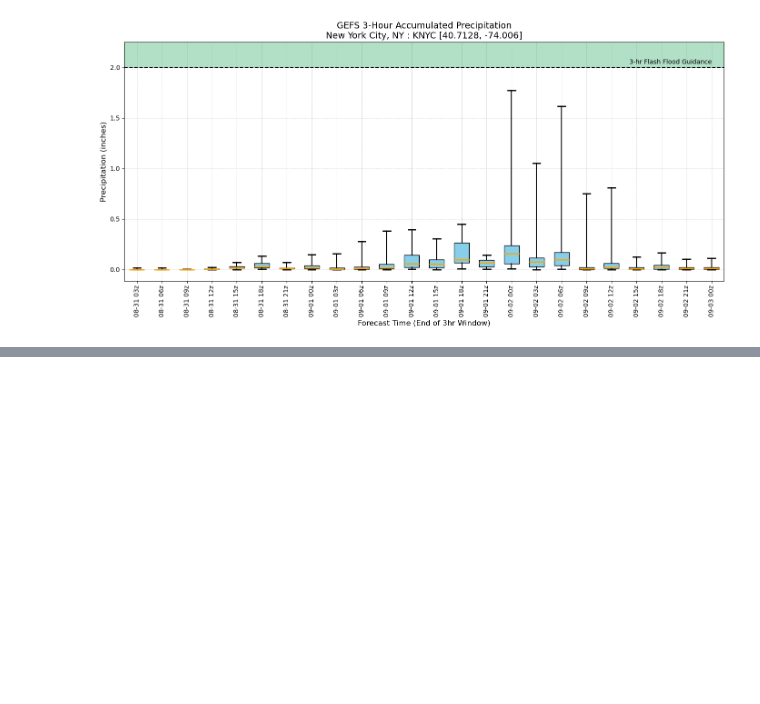
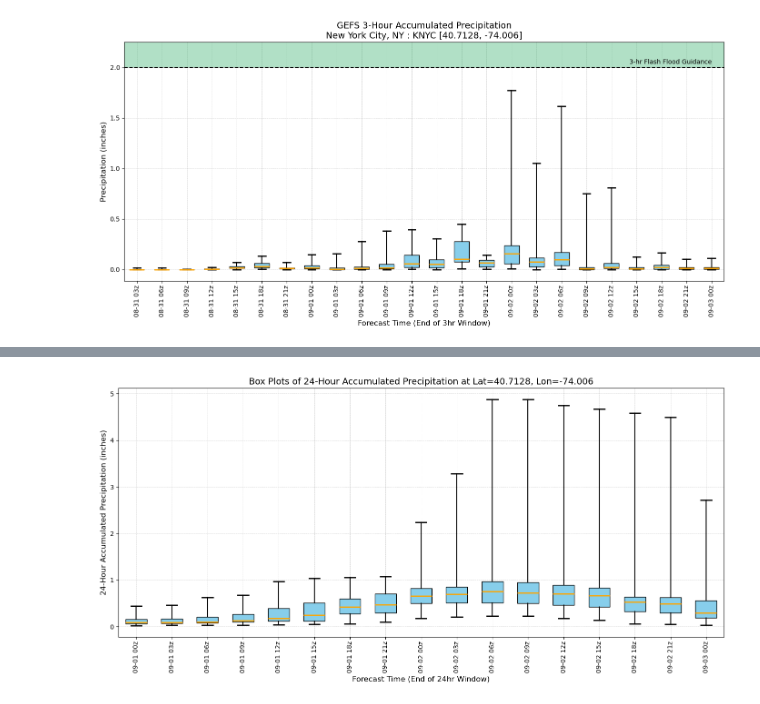
Before and after one commit to ClaytonSasaki/GEFS_plot, a Jupyter notebook: Accumulated_Precip_Flash_Flood_GEFS.ipynb, the cells around one changed output, grey strips where cells are left out. Cells and saved outputs as stored; diff of their text form; code cells hidden in the pictures; blank space fills up the shorter version.

```diff
--- a/Accumulated_Precip_Flash_Flood_GEFS.ipynb
+++ b/Accumulated_Precip_Flash_Flood_GEFS.ipynb
@@ -29,7 +29,7 @@ def get_gefs_precip(init_time, forecast_hours, members):
     precip_data = {fxx: [] for fxx in forecast_hours}
 
     for member in members:
-        print('members', members)
+        print('members', member)
         for fxx in forecast_hours:
             try:
                 H = Herbie(init_time, model="gefs", product="atmos.5", member=member, fxx=fxx)
@@ -44,7 +44,7 @@ def get_gefs_precip(init_time, forecast_hours, members):
 init_dt = datetime.strptime(DATE, "%Y-%m-%d %H:%M")
 
 # Define forecast hours: From F000 to F072 (covering 3 days, 72 hours), every 3 hours (0, 3, 6, ..., 72)
-forecast_hours = list(range(0, 73, 3))  # 72 hours (3-day forecast) at 3-hour intervals
+forecast_hours = list(range(3, 73, 3))  # 72 hours (3-day forecast) at 3-hour intervals
 
 # Fetch APCP data for every forecast hour
 precip_data = get_gefs_precip(init_dt, forecast_hours, GEFS_MEMBERS)
@@ -189,0 +133,67 @@ plot_24hr_boxplots_across_time(precip_data, forecast_hours, init_dt)
+# %%
+def plot_24hr_boxplots_across_time(precip_data, forecast_hours, init_time):
+    fig, ax = plt.subplots(figsize=(14, 7))
+
+    box_data = []
+    valid_forecast_hours = []
+    forecast_times = []
+
+    for i in range(0, len(forecast_hours) - 7):
+        block_hours = forecast_hours[i:i + 8]  # 8 x 3hr = 24hr window
+
+        # Ensure all 8 forecast hours are in the data
+        if not all(fxx in precip_data for fxx in block_hours):
+            continue
+
+        # Determine min number of members across all 8 time steps
+        min_members = min(len(precip_data[fxx]) for fxx in block_hours)
+        if min_members == 0:
+            continue  # Skip if any block has no members
+
+        # Sum 3hr precip over 24hr window for each member
+        summed_precip = []
+        for member_idx in range(min_members):
+            total_precip = 0.0
+            for fxx in block_hours:
+                try:
+                    precip = extract_precip_at_lat_lon(precip_data[fxx][member_idx], LAT_LON[0], LAT_LON[1])
+                    total_precip += precip
+                except IndexError:
+                    # Skip member if any data is missing
+                    total_precip = None
+                    break
+            if total_precip is not None:
+                summed_precip.append(total_precip / 25.4)  # mm to in
+
+        if summed_precip:
+            box_data.append(summed_precip)
+            valid_forecast_hours.append(block_hours[-1])
+            forecast_times.append(init_time + timedelta(hours=block_hours[-1]))
+
+    if not box_data:
+        print("No data available to plot.")
+        return
+
+    bp = ax.boxplot(box_data, positions=np.arange(len(valid_forecast_hours)), widths=0.6, patch_artist=True,
+                    boxprops=dict(facecolor="skyblue", color="black"),
+                    whiskerprops=dict(color="black", linewidth=1.5),
+                    flierprops=dict(markerfacecolor='red', marker='o', markersize=7),
+                    capprops=dict(color="black", linewidth=2),
+                    medianprops=dict(color="orange", linewidth=2),
+                    autorange=True, whis=np.inf)
+
+    ax.set_xticklabels([forecast_time.strftime("%m-%d %Hz") for forecast_time in forecast_times], rotation=90, fontsize=10)
+    ax.set_xlabel("Forecast Time (End of 24hr Window)", fontsize=12)
+    ax.set_ylabel("24-Hour Accumulated Precipitation (inches)", fontsize=12)
+    ax.set_title(f"Box Plots of 24-Hour Accumulated Precipitation at Lat={LAT_LON[0]}, Lon={LAT_LON[1]}", fontsize=14)
+
+    ax.grid(True, linestyle='--', linewidth=0.5, alpha=0.7)
+    ax.set_axisbelow(True)
+
+    plt.tight_layout()
+    plt.show()
+
+# Plot box plots for each forecast hour at the chosen lat/lon
+plot_24hr_boxplots_across_time(precip_data, forecast_hours, init_dt)
+# %% [output]
+[figure, added]
```
Also changed, not shown: parts of 2 cells of this notebook.
